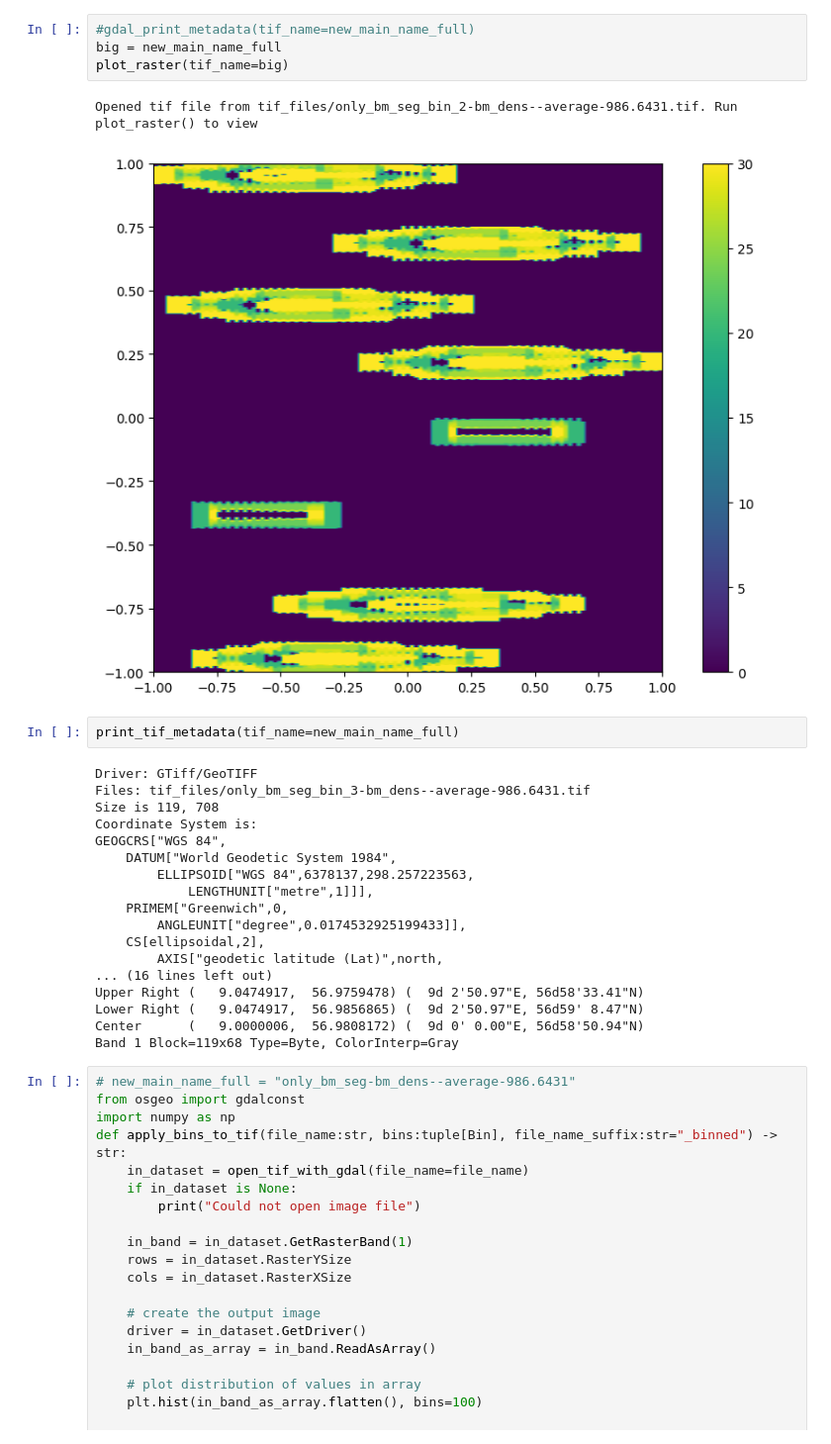
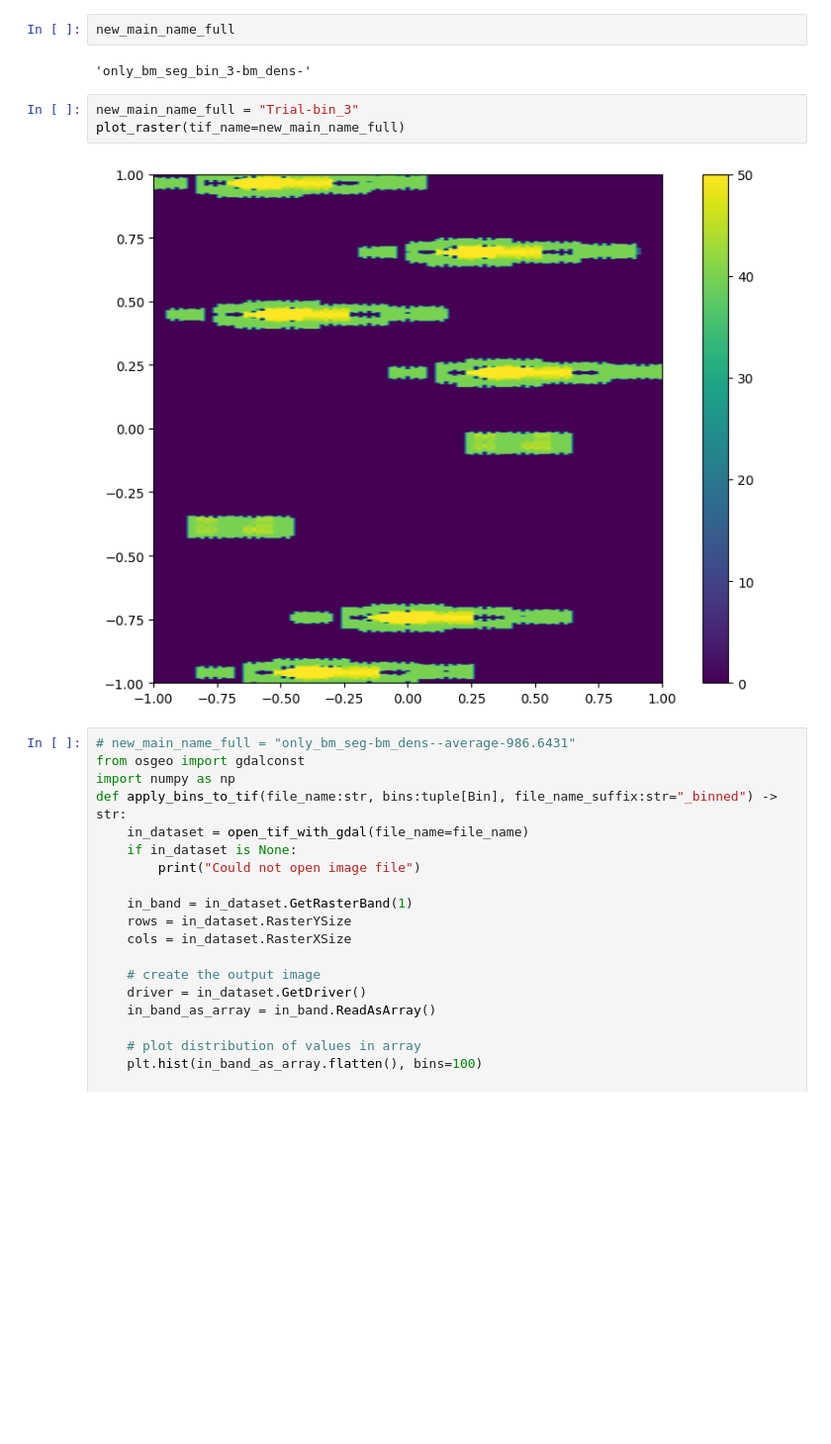
Before and after one commit to figgeous/kml-creator, a Jupyter notebook: mussel_data/whole_process_moving_average.ipynb, the cells around one changed output. Shown at 99% size. Saved outputs shown, nothing was run; the diff lists cells and outputs as text; blank space fills up the shorter version.

```diff
--- a/mussel_data/whole_process_moving_average.ipynb
+++ b/mussel_data/whole_process_moving_average.ipynb
@@ -93,30 +53,12 @@ Saving to: tif_files/only_bm_seg_bin_2-bm_dens--average-986.6431.tif
-# %%
-#gdal_print_metadata(tif_name=new_main_name_full)
-big = new_main_name_full
-plot_raster(tif_name=big)
-# %% [output]
-Opened tif file from tif_files/only_bm_seg_bin_2-bm_dens--average-986.6431.tif. Run plot_raster() to view
-[figure, removed]
-# %%
-print_tif_metadata(tif_name=new_main_name_full)
-# %% [output]
-Driver: GTiff/GeoTIFF
-Files: tif_files/only_bm_seg_bin_3-bm_dens--average-986.6431.tif
-Size is 119, 708
-Coordinate System is:
-GEOGCRS["WGS 84",
-    DATUM["World Geodetic System 1984",
-        ELLIPSOID["WGS 84",6378137,298.257223563,
-            LENGTHUNIT["metre",1]]],
-    PRIMEM["Greenwich",0,
-        ANGLEUNIT["degree",0.0174532925199433]],
-    CS[ellipsoidal,2],
-        AXIS["geodetic latitude (Lat)",north,
-... (16 lines left out)
-Upper Right (   9.0474917,  56.9759478) (  9d 2'50.97"E, 56d58'33.41"N)
-Lower Right (   9.0474917,  56.9856865) (  9d 2'50.97"E, 56d59' 8.47"N)
-Center      (   9.0000006,  56.9808172) (  9d 0' 0.00"E, 56d58'50.94"N)
-Band 1 Block=119x68 Type=Byte, ColorInterp=Gray
+# %%
+new_main_name_full
+# %% [output]
+'only_bm_seg_bin_3-bm_dens-'
+# %%
+new_main_name_full = "Trial-bin_3"
+plot_raster(tif_name=new_main_name_full)
+# %% [output]
+[figure, added]
 # %%
 # new_main_name_full = "only_bm_seg-bm_dens--average-986.6431"
 from osgeo import gdalconst
```
Also changed, not shown: parts of 14 cells of this notebook, 5 other files.
